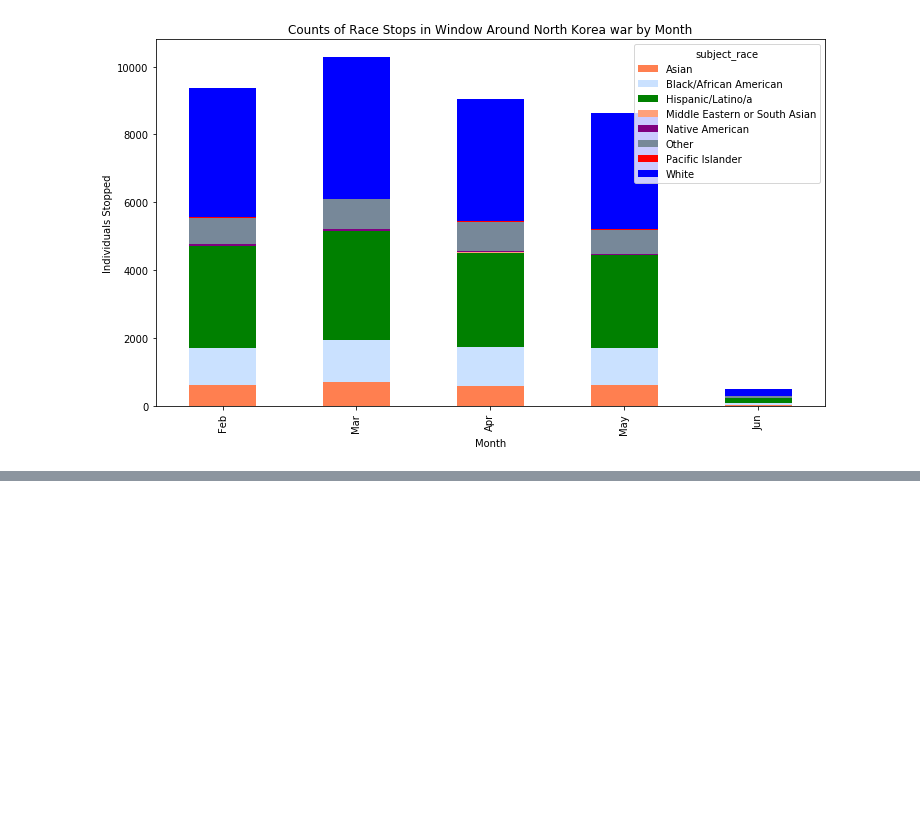
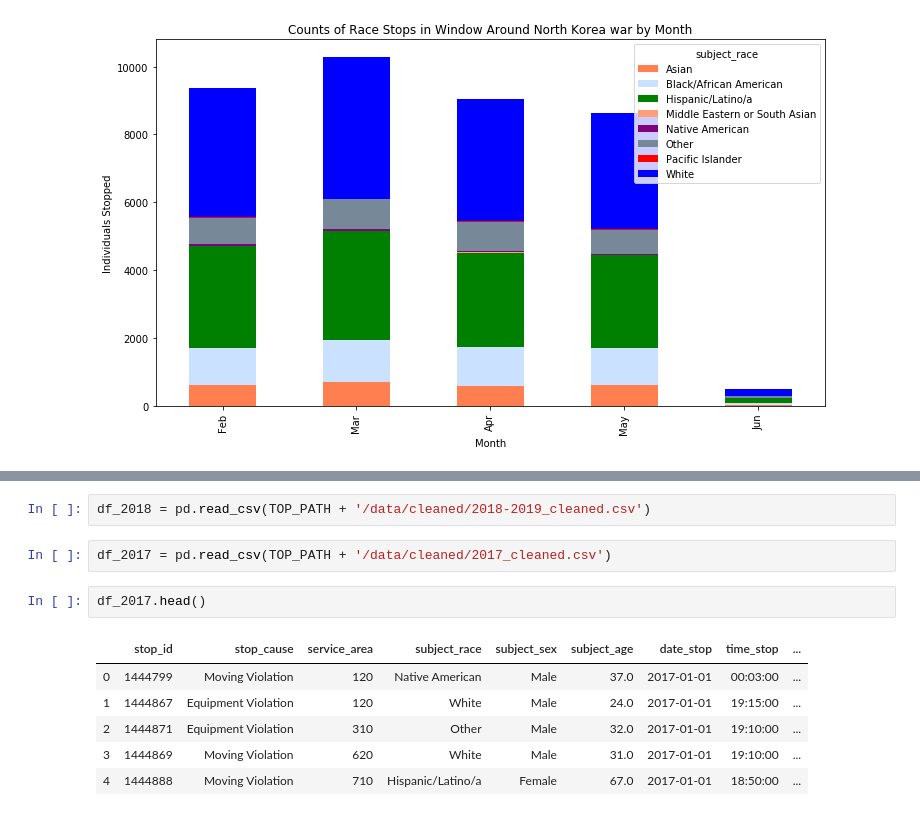
Before and after one commit to tevans-barton/Fair-Policing-Capstone, a Jupyter notebook: notebooks/2.1 Just EDA Notebook.ipynb, the cells around one changed output, grey strips where cells are left out. Cells and saved outputs as stored; diff of their text form; blank space fills up the shorter version.

```diff
--- a/notebooks/2.1 Just EDA Notebook.ipynb
+++ b/notebooks/2.1 Just EDA Notebook.ipynb
@@ -77,0 +89,13 @@ eda_viz.month_race_count_viz(('02-01-2017', '06-01-2017'), 'North Korea war', sa
+# %%
+df_2018 = pd.read_csv(TOP_PATH + '/data/cleaned/2018-2019_cleaned.csv')
+# %%
+df_2017 = pd.read_csv(TOP_PATH + '/data/cleaned/2017_cleaned.csv')
+# %%
+df_2017.head()
+# %% [output]
+|  | stop_id | stop_cause | service_area | subject_race | subject_sex | subject_age | date_stop | time_stop | ... |
+| 0 | 1444799 | Moving Violation | 120 | Native American | Male | 37.0 | 2017-01-01 | 00:03:00 | ... |
+| 1 | 1444867 | Equipment Violation | 120 | White | Male | 24.0 | 2017-01-01 | 19:15:00 | ... |
+| 2 | 1444871 | Equipment Violation | 310 | Other | Male | 32.0 | 2017-01-01 | 19:10:00 | ... |
+| 3 | 1444869 | Moving Violation | 620 | White | Male | 31.0 | 2017-01-01 | 19:10:00 | ... |
+| 4 | 1444888 | Moving Violation | 710 | Hispanic/Latino/a | Female | 67.0 | 2017-01-01 | 18:50:00 | ... |
```
Also changed, not shown: parts of 4 cells of this notebook, 2 other files.
